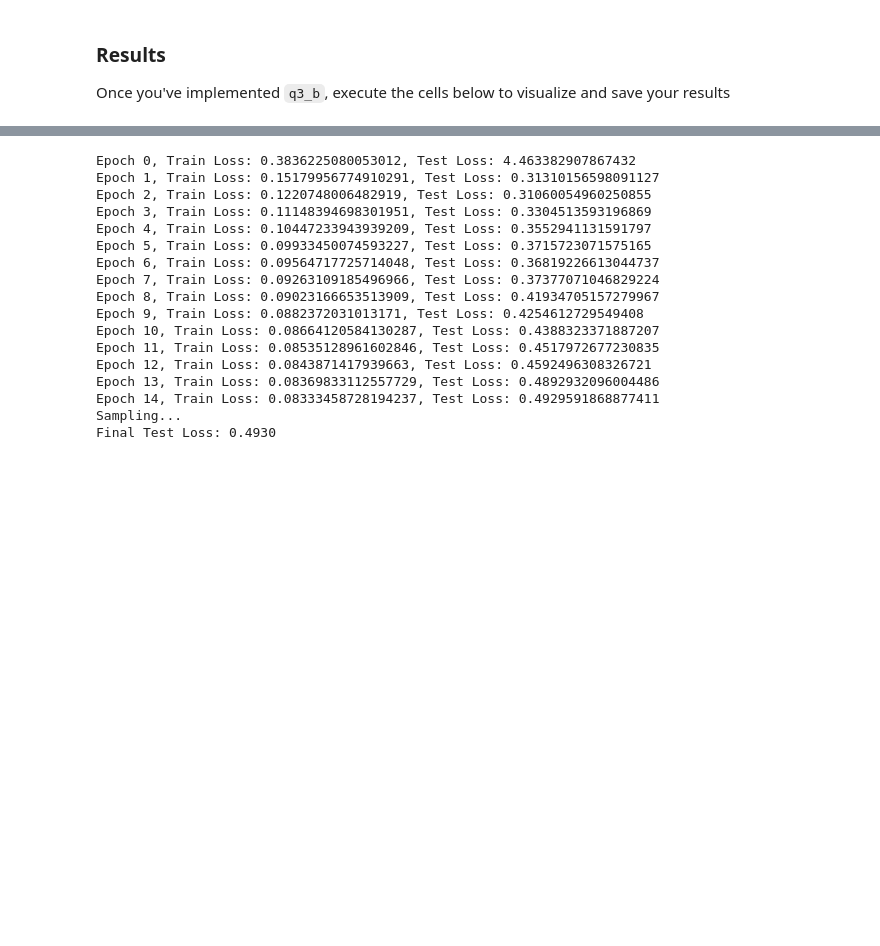
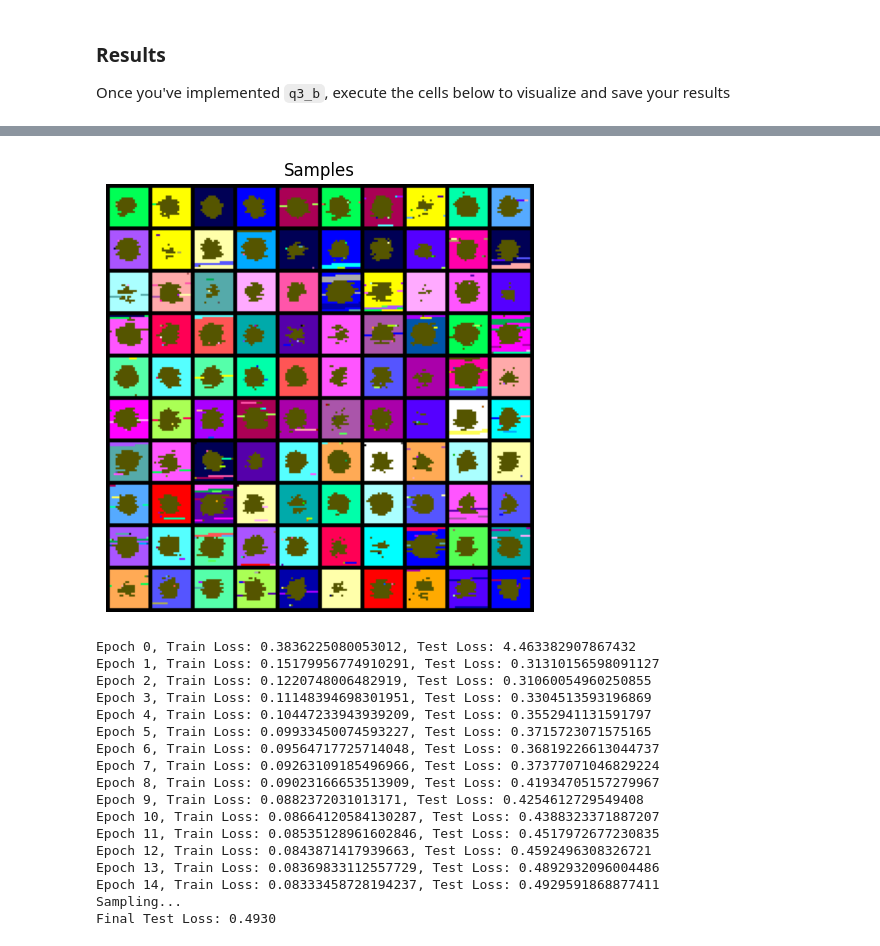
Before and after one commit to ebronstein/deepul, a Jupyter notebook: homeworks/hw1/hw1_my_sols.ipynb, the cells around one changed output, grey strips where cells are left out. Cells and saved outputs as stored; diff of their text form; code cells hidden in the pictures; blank space fills up the shorter version.

Commit message:
Implement text model

```diff
--- a/homeworks/hw1/hw1_my_sols.ipynb
+++ b/homeworks/hw1/hw1_my_sols.ipynb
@@ -1414,6 +1462,25 @@ Training times and hyperparameter settings should be the same as part (a), excep
 1.   Over the course of training, record the average negative log-likelihood (nats / dim) of the training data (per minibatch) and test data (for your entire test set). Code is provided that automatically plots the training curves.
 2.   Report the final test set performance of your final model
 3. 100 samples from the final trained model
+# %%
+class ColoredImageTokenizer:
+    def __init__(self, num_colors_per_channel=4):
+        self.base = num_colors_per_channel
+
+    def encode(self, x):
+        # x has shape [batch_size, height, width, num_channels]
+        num_channels = x.shape[-1]
+        base_arr = np.array([self.base**i for i in range(num_channels)])
+        # Shape: [batch_size, height, width]
+        return x.dot(base_arr)
+
+    def decode(self, x):
+        # x has shape [batch_size, height, width]
+        x_decoded = np.zeros(x.shape + (3,), dtype=np.float32)
+        x_decoded[..., 0] = x % self.base
+        x_decoded[..., 1] = (x // self.base) % self.base
+        x_decoded[..., 2] = (x // (self.base**2)) % self.base
+        return x_decoded
 # %%
 def q3_b(train_data, test_data, image_shape, dset_id, generate=True):
     """
@@ -1433,7 +1500,7 @@ def q3_b(train_data, test_data, image_shape, dset_id, generate=True):
     elif dset_id == 2:
         batch_size = 64
 
-    epochs = 15
+    epochs = 1
     lr = 1e-3
     num_layers = 2
     d_model = 128
@@ -1448,12 +1515,9 @@ def q3_b(train_data, test_data, image_shape, dset_id, generate=True):
     assert num_channels == 3
 
     # Tokenize the input
-    base = 4
-    num_channels = train_data.shape[-1]
-    base_arr = np.array([base**i for i in range(num_channels)])
-    # Shape: [batch_size, height, width]
-    train_data = train_data.dot(base_arr)
-    test_data = test_data.dot(base_arr)
+    tokenizer = ColoredImageTokenizer(4)
+    train_data = tokenizer.encode(train_data)
+    test_data = tokenizer.encode(test_data)
 
     # Shape: [batch_size, seq_len]
     train_data = train_data.reshape(-1, height * width).astype(np.int32)
@@ -1487,11 +1551,7 @@ def q3_b(train_data, test_data, image_shape, dset_id, generate=True):
             model, num_samples, height * width, "cuda", BOS_TOKEN, use_cache=True
         )
         samples = samples.reshape(samples.shape[0], height, width)
-        samples_decoded = np.zeros(samples.shape + (3,), dtype=np.uint8)
-        samples_decoded[..., 0] = samples % base
-        samples_decoded[..., 1] = samples // base
-        samples_decoded[..., 2] = samples // (base**2)
-        samples = samples_decoded
+        samples = tokenizer.decode(samples)
     else:
         samples = None
 
@@ -1501,5 +1561,7 @@ def q3_b(train_data, test_data, image_shape, dset_id, generate=True):
 
 Once you've implemented `q3_b`, execute the cells below to visualize and save your results
 # %%
-train_losses, test_losses, samples, model = q3ab_save_results(1, "b", q3_b)
+train_losses, test_losses, samples, model = q3ab_save_results(
+    1, "b", q3_b, generate=True, save=False
+)
 # %% [output]
@@ -1510,3 +1571,4 @@ Compile with `TORCH_USE_CUDA_DSA` to enable device-side assertions.
+[figure, added]
 # %%
 train_losses, test_losses, samples, model = q3ab_save_results(2, "b", q3_b)
 # %% [output]
```
Also changed, not shown: parts of 35 cells of this notebook.
